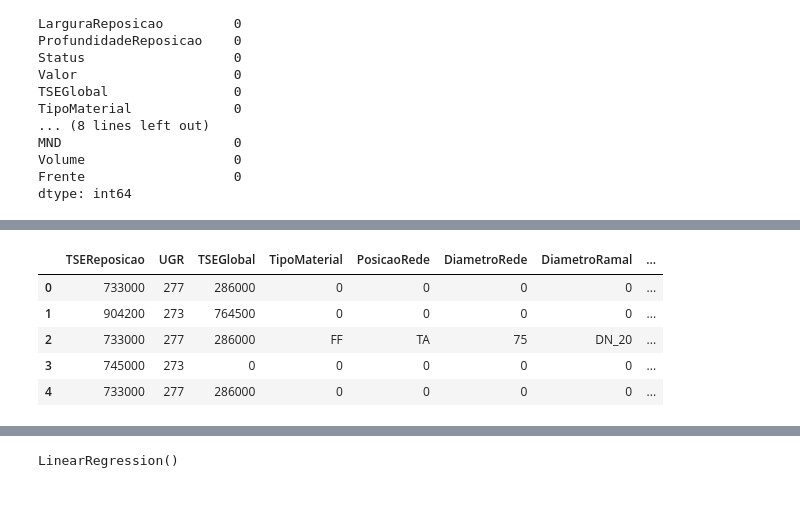
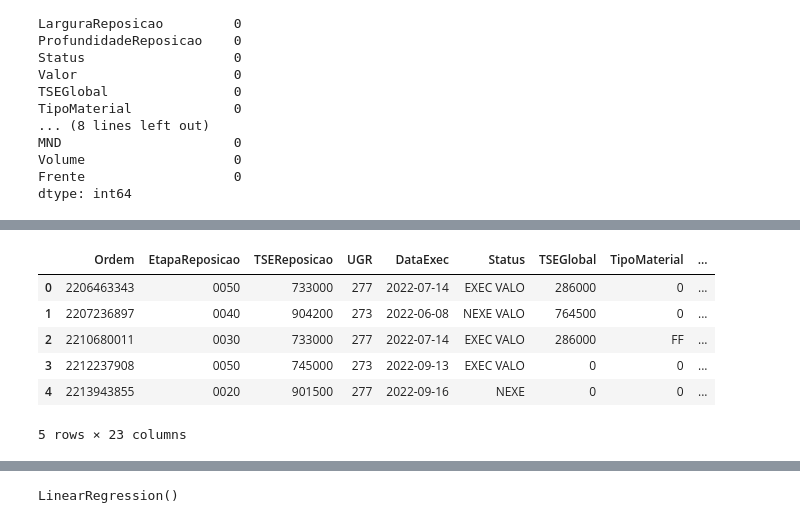
Before and after one commit to eeyamazaki/soebe, a Jupyter notebook: modelo_preditivo_soebe.ipynb, the cells around one changed output, grey strips where cells are left out. Saved outputs shown, nothing was run; the diff lists cells and outputs as text; code cells hidden in the pictures.

```diff
--- a/modelo_preditivo_soebe.ipynb
+++ b/modelo_preditivo_soebe.ipynb
@@ -1049,22 +1004,25 @@ dtype: object
 # %%
 # Transformação das variaveis
-
-from sklearn.preprocessing import FunctionTransformer
+variaveis_continuas = ['ComprimentoReposicao', 'LarguraReposicao', 'ProfundidadeReposicao',
+       'Valor', 'ComprimentoGlobal', 'LarguraGlobal', 'ProfundidadeGlobal',
+       'ExtensaoGlobal', 'Volume']
 
 transformer = FunctionTransformer(np.log1p, validate=True)
-dados_transformados = transformer.transform(treino.select_dtypes(exclude=['object']))
+
+dados_transformados = transformer.transform(df[variaveis_continuas])
 # %%
-colunas_dados_tranformados = treino.select_dtypes(exclude=['object']).columns
+colunas_dados_tranformados = df[variaveis_continuas].columns
 
-df_transformado = pd.concat([treino.select_dtypes(include=['object']).reset_index(drop=True), pd.DataFrame(dados_transformados, columns=colunas_dados_tranformados).reset_index(drop=True)], axis=1)
+df_transformado = pd.concat([df.select_dtypes(include=['object', 'datetime64[ns]']).reset_index(drop=True), pd.DataFrame(dados_transformados, columns=colunas_dados_tranformados).reset_index(drop=True)], axis=1)
 df_transformado.head()
 # %% [output]
-|  | TSEReposicao | UGR | TSEGlobal | TipoMaterial | PosicaoRede | DiametroRede | DiametroRamal | ... |
-| 0 | 733000 | 277 | 286000 | 0 | 0 | 0 | 0 | ... |
-| 1 | 904200 | 273 | 764500 | 0 | 0 | 0 | 0 | ... |
-| 2 | 733000 | 277 | 286000 | FF | TA | 75 | DN_20 | ... |
-| 3 | 745000 | 273 | 0 | 0 | 0 | 0 | 0 | ... |
-| 4 | 733000 | 277 | 286000 | 0 | 0 | 0 | 0 | ... |
+|  | Ordem | EtapaReposicao | TSEReposicao | UGR | DataExec | Status | TSEGlobal | TipoMaterial | ... |
+| 0 | 2206463343 | 0050 | 733000 | 277 | 2022-07-14 | EXEC VALO | 286000 | 0 | ... |
+| 1 | 2207236897 | 0040 | 904200 | 273 | 2022-06-08 | NEXE VALO | 764500 | 0 | ... |
+| 2 | 2210680011 | 0030 | 733000 | 277 | 2022-07-14 | EXEC VALO | 286000 | FF | ... |
+| 3 | 2212237908 | 0050 | 745000 | 273 | 2022-09-13 | EXEC VALO | 0 | 0 | ... |
+| 4 | 2213943855 | 0020 | 901500 | 277 | 2022-09-16 | NEXE | 0 | 0 | ... |
+5 rows × 23 columns
 # %%
 # Correlação pós-transformação:
 
```
Also changed, not shown: parts of 110 cells of this notebook.
